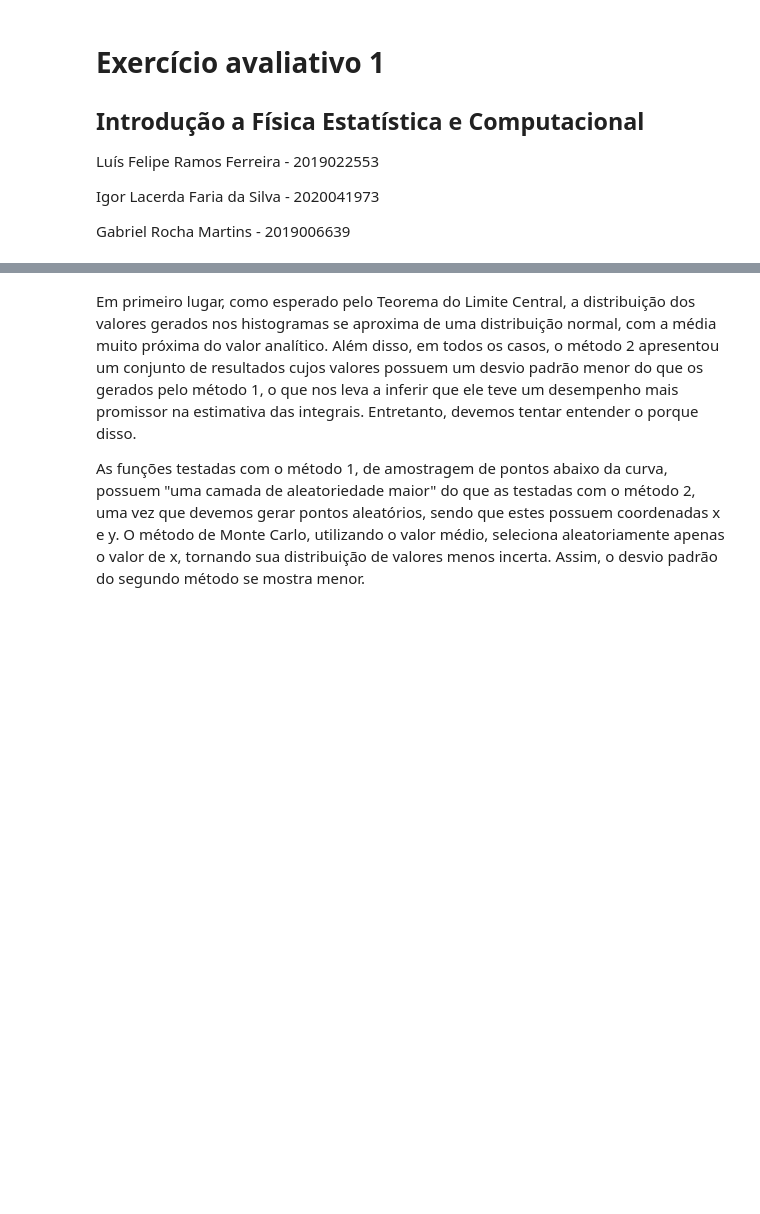
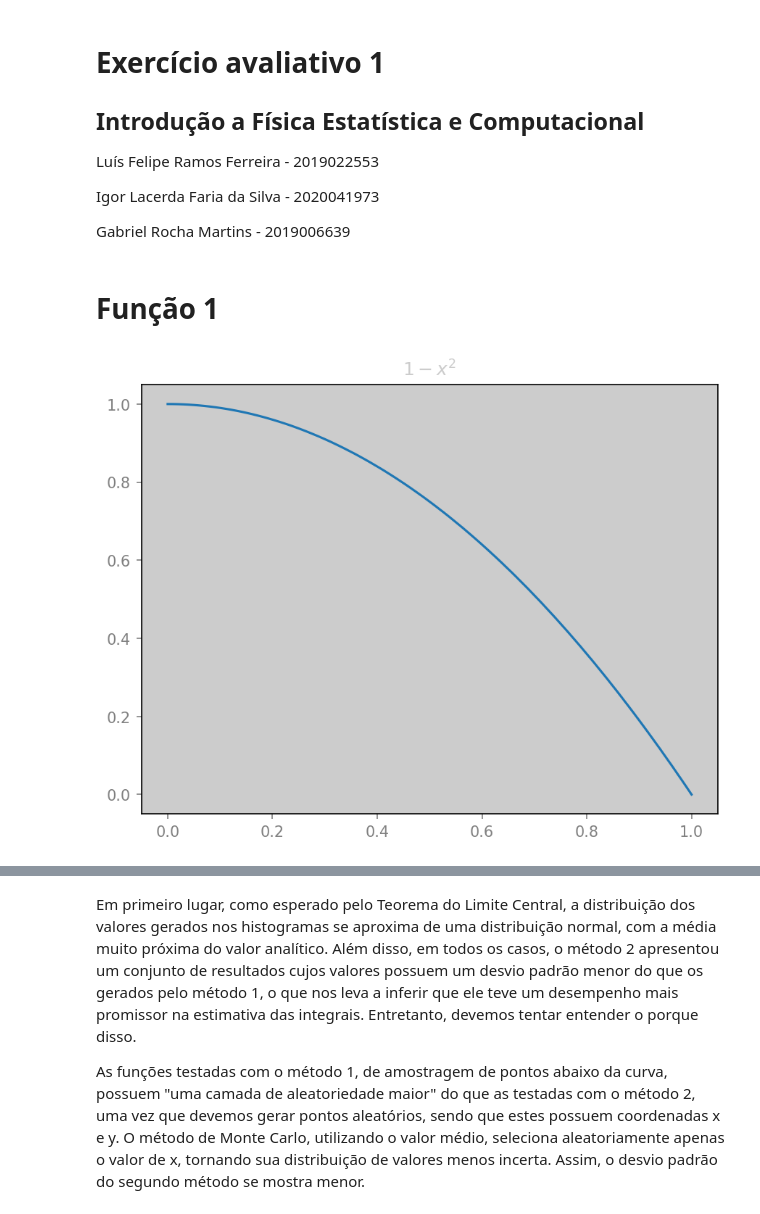
Before and after one commit to igorlfs/ifec, a Jupyter notebook: 3/main.ipynb, the cells around one changed output, grey strips where cells are left out. Cells and saved outputs as stored; diff of their text form; code cells hidden in the pictures; blank space fills up the shorter version.

```diff
--- a/3/main.ipynb
+++ b/3/main.ipynb
@@ -22,9 +62,16 @@ SIZES = [100, 1000, 10000]
+# %% [markdown]
+# Função 1
 # %%
-x = np.linspace(0, 1, num=500)
-y = 1 - x**2
+def plot_1():
+    x = np.linspace(0, 1, 100)
+    y = 1 - x**2
+    plt.title("$1 - x^2$")
+    plt.plot(x, y)
 
-plt.plot(x, y)
-plt.show()
+
+plot_1()
+# %% [output]
+[figure, added]
 # %%
 def funct_1(x: float) -> float:
     return 1 - x**2
```
Also changed, not shown: parts of 54 cells of this notebook, 3 other files.
